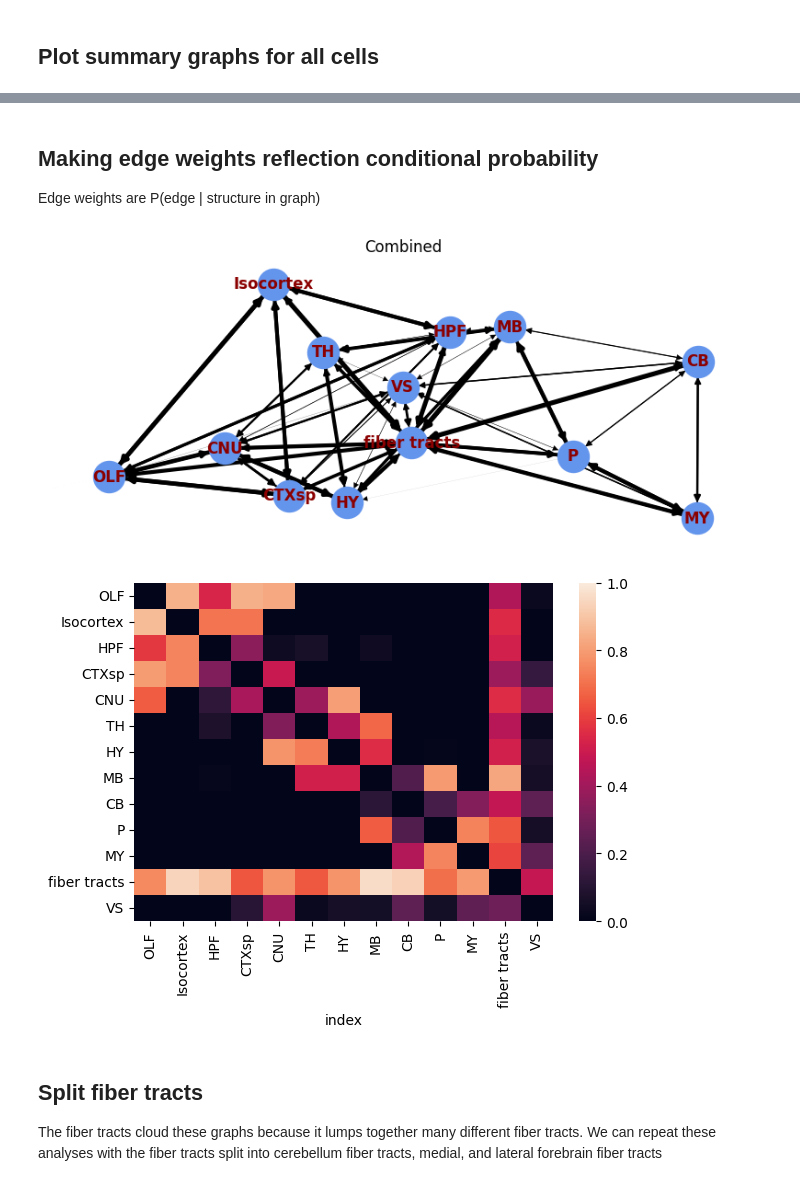
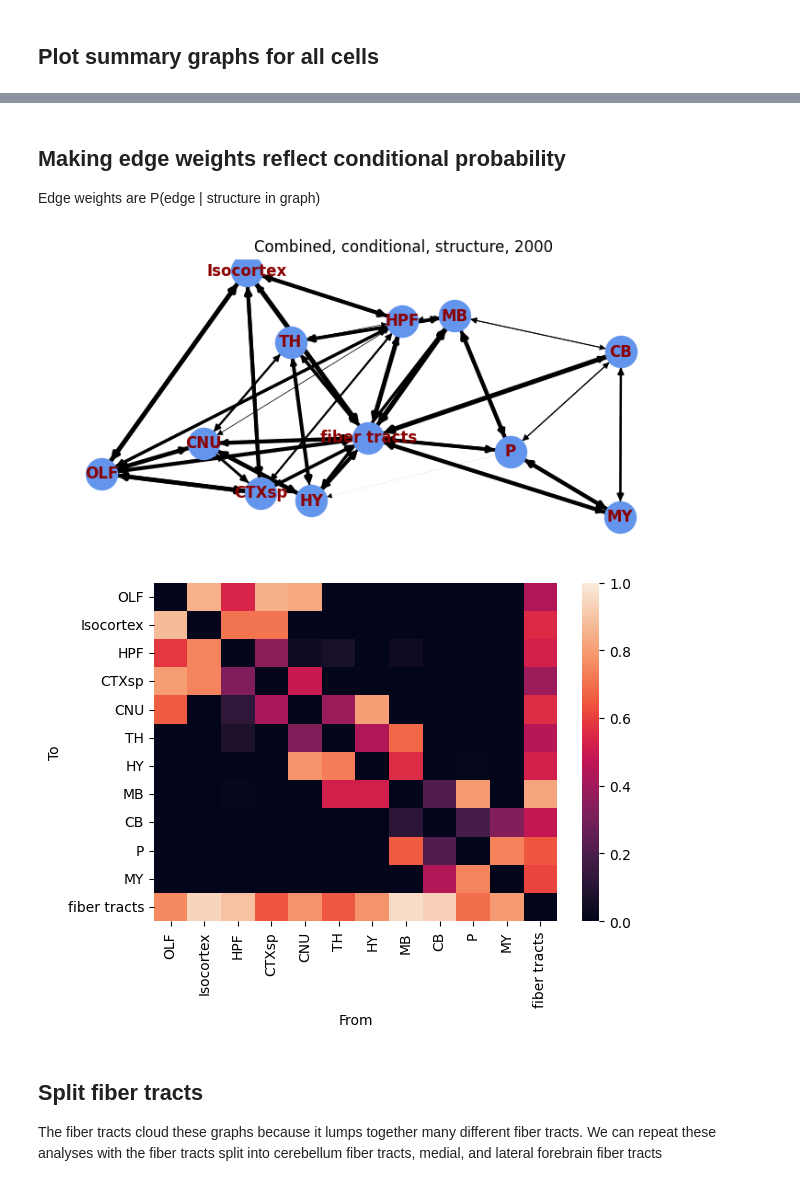
Before and after one commit to AllenNeuralDynamics/aind-LC-morphologies_supplemental_figure, a Jupyter notebook: code/Alex_summary_graphs.ipynb, the cells around one changed output, grey strips where cells are left out. Saved outputs shown, nothing was run; the diff lists cells and outputs as text; code cells hidden in the pictures.

```diff
--- a/code/Alex_summary_graphs.ipynb
+++ b/code/Alex_summary_graphs.ipynb
@@ -64,13 +72,13 @@ graph.plot_combined_adjacency(combined1,roi_version=1)
 # %% [markdown]
-## Making edge weights reflection conditional probability
+## Making edge weights reflect conditional probability
 Edge weights are P(edge | structure in graph)
 # %%
-combined3 = graph.build_combined_tree(dataDF, graphs, DATA_DIR, roi_version = 1, weight_type='conditional')
+combined3 = graph.build_combined_tree(dataDF, graphs, DATA_DIR, roi_version = 1, weight_type='conditional', include_other=False, graph_on='structure')
 graph.plot_combined_tree(combined3,pos1)
 graph.plot_combined_adjacency(combined3,roi_version=1)
 # %% [output]
-[figure, old version]
+[figure, new version]
-[figure, old version]
+[figure, new version]
 # %% [markdown]
 ## Split fiber tracts
 The fiber tracts cloud these graphs because it lumps together many different fiber tracts. We can repeat these analyses with the fiber tracts split into cerebellum fiber tracts, medial, and lateral forebrain fiber tracts
```
Also changed, not shown: parts of 28 cells of this notebook, 2 other files.
